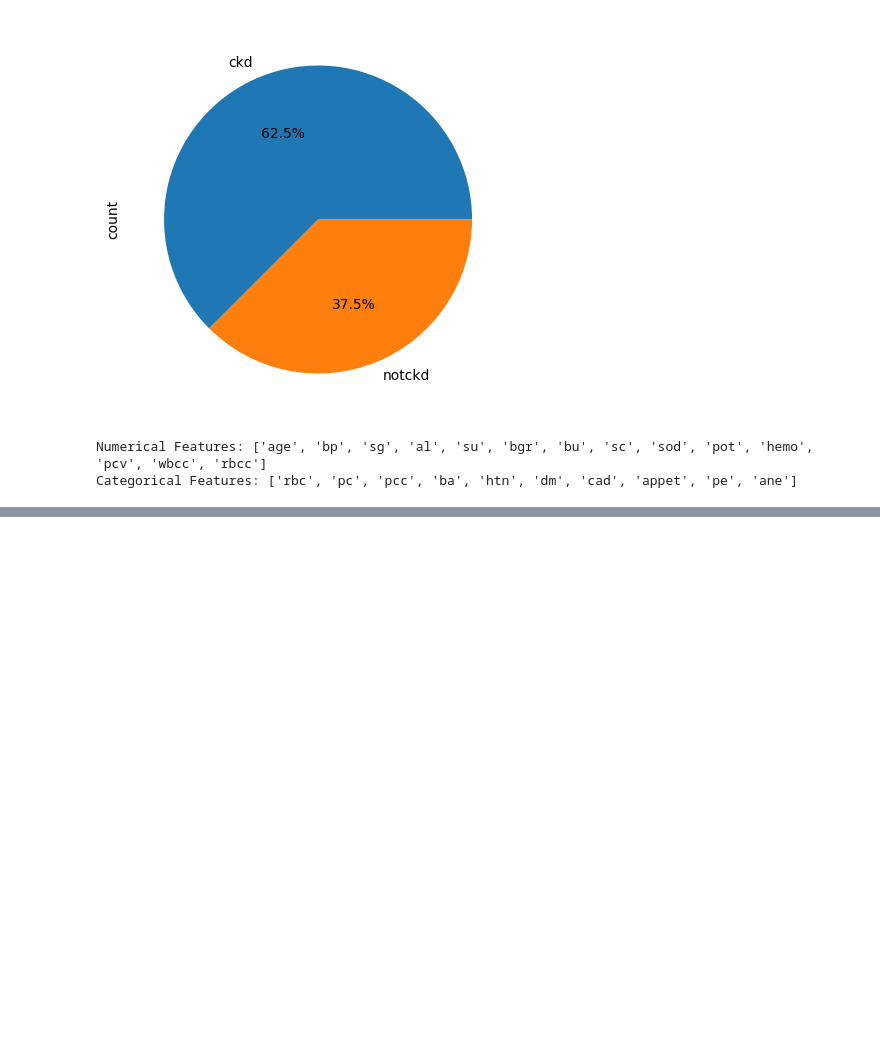
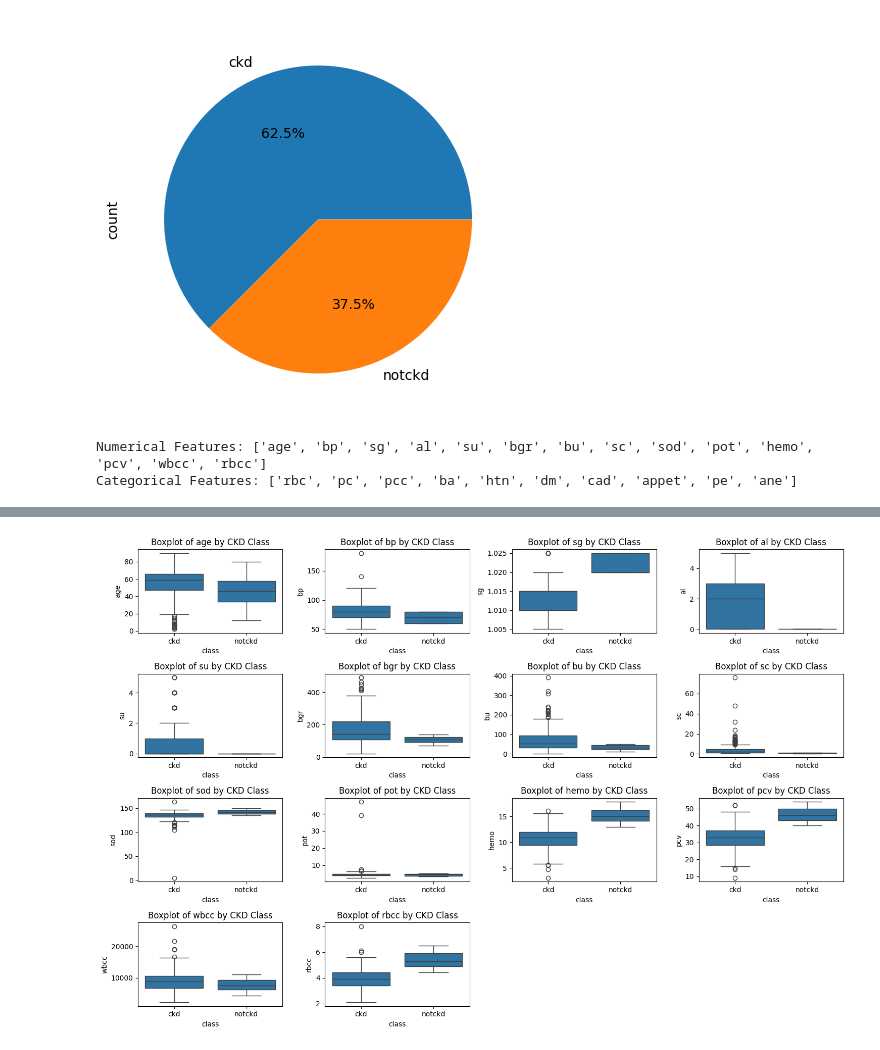
Before and after one commit to AnnsTomy/Chronic_kidney_disease_ML, a Jupyter notebook: 22033815_KIDNEY_DISEASE (2).ipynb, the cells around one changed output, grey strips where cells are left out. Cells and saved outputs as stored; diff of their text form; code cells hidden in the pictures; blank space fills up the shorter version.

Commit message:
boxplot

```diff
--- a/22033815_KIDNEY_DISEASE (2).ipynb
+++ b/22033815_KIDNEY_DISEASE (2).ipynb
@@ -243,0 +305,10 @@ Categorical Features: ['rbc', 'pc', 'pcc', 'ba', 'htn', 'dm', 'cad', 'appet', 'p
+# %%
+plt.figure(figsize=(15, 10))
+for i, feature in enumerate(numerical_features):
+    plt.subplot(4, 4, i + 1)
+    sns.boxplot(x=y_kidney['class'], y=X_kidney[feature])
+    plt.title(f"Boxplot of {feature} by CKD Class")
+plt.tight_layout()
+plt.show()
+# %% [output]
+[figure, added]
```
Also changed, not shown: parts of 10 cells of this notebook.
